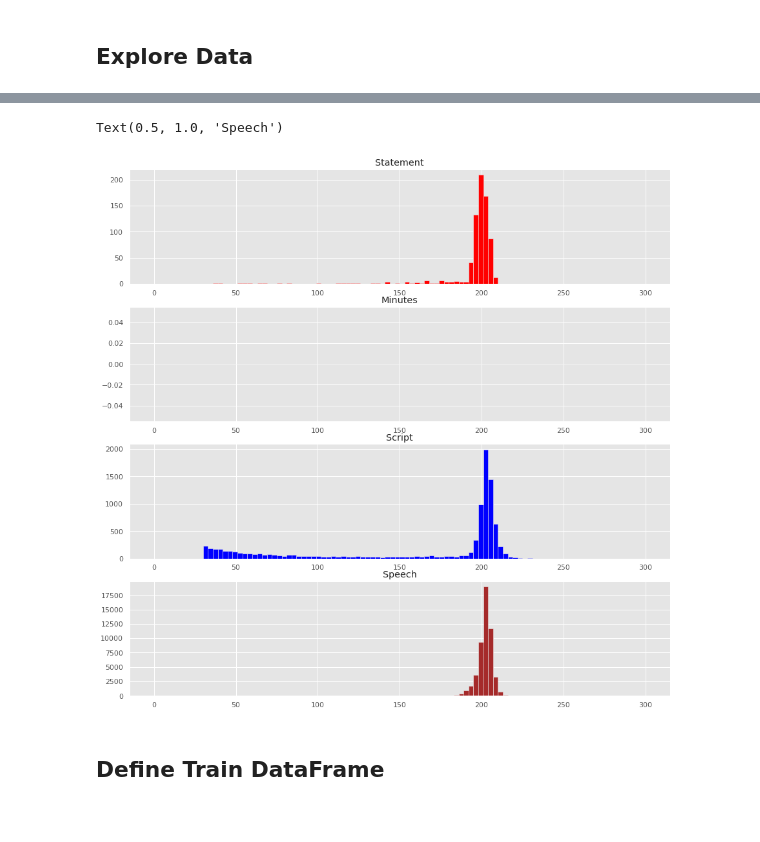
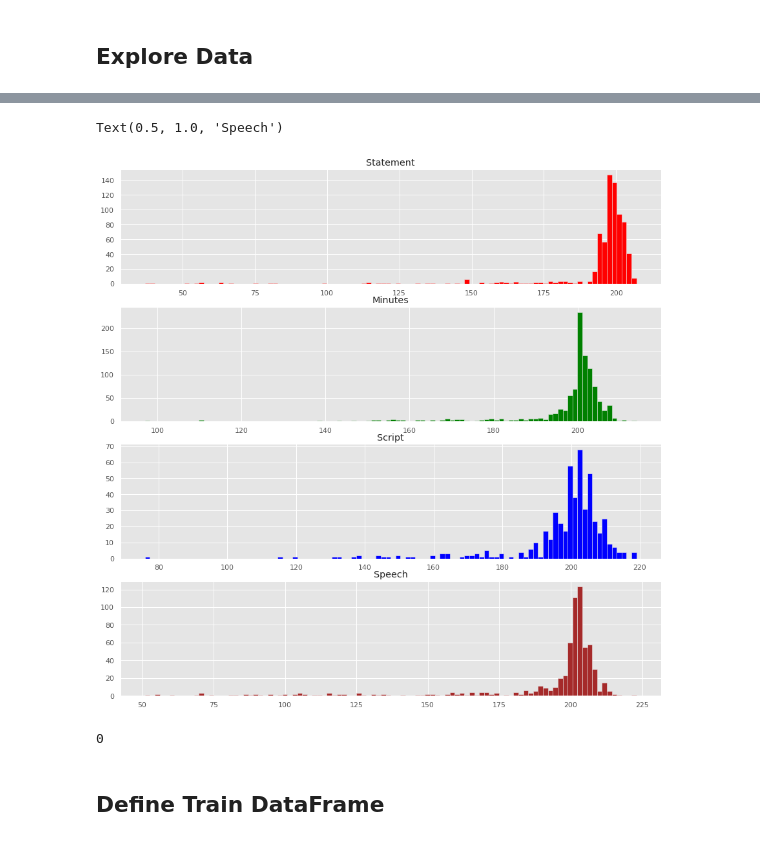
Before and after one commit to yukit-k/centralbank_analysis, a Jupyter notebook: src/FOMC_Analysis_BERT_PyTorch.ipynb, the cells around one changed output, grey strips where cells are left out. Cells and saved outputs as stored; diff of their text form; code cells hidden in the pictures.

```diff
--- a/src/FOMC_Analysis_BERT_PyTorch.ipynb
+++ b/src/FOMC_Analysis_BERT_PyTorch.ipynb
@@ -217,20 +211,24 @@ sns.barplot(x=y, y=x)
 # %%
 fig, (ax1, ax2, ax3, ax4) = plt.subplots(4, 1, figsize=(15,15))
 # fig, (ax1, ax2, ax3) = plt.subplots(3, 1, figsize=(15,15))
 contents_len = df[df['type'] == 'statement']['word_count']
-ax1.hist(contents_len, color='red', bins=100, range=(0,300))
+ax1.hist(contents_len, color='red', bins=100)
 ax1.set_title('Statement')
 contents_len = df[df['type'] == 'minutes']['word_count']
-ax2.hist(contents_len, color='green', bins=100, range=(0,300))
+ax2.hist(contents_len, color='green', bins=100)
 ax2.set_title('Minutes')
 contents_len = df[df['type'] =='script']['word_count']
-ax3.hist(contents_len, color='blue', bins=100, range=(0,300))
+ax3.hist(contents_len, color='blue', bins=100)
 ax3.set_title('Script')
 contents_len = df[df['type'] =='speech']['word_count']
-ax4.hist(contents_len, color='brown', bins=100, range=(0,300))
+ax4.hist(contents_len, color='brown', bins=100)
 ax4.set_title('Speech')
 # %% [output]
 Text(0.5, 1.0, 'Speech')
-[figure, old version]
+[figure, new version]
+# %%
+len(df[df['word_count'] > 300])
+# %% [output]
+0
 # %% [markdown]
 ## Define Train DataFrame
```
Also changed, not shown: parts of 28 cells of this notebook.
